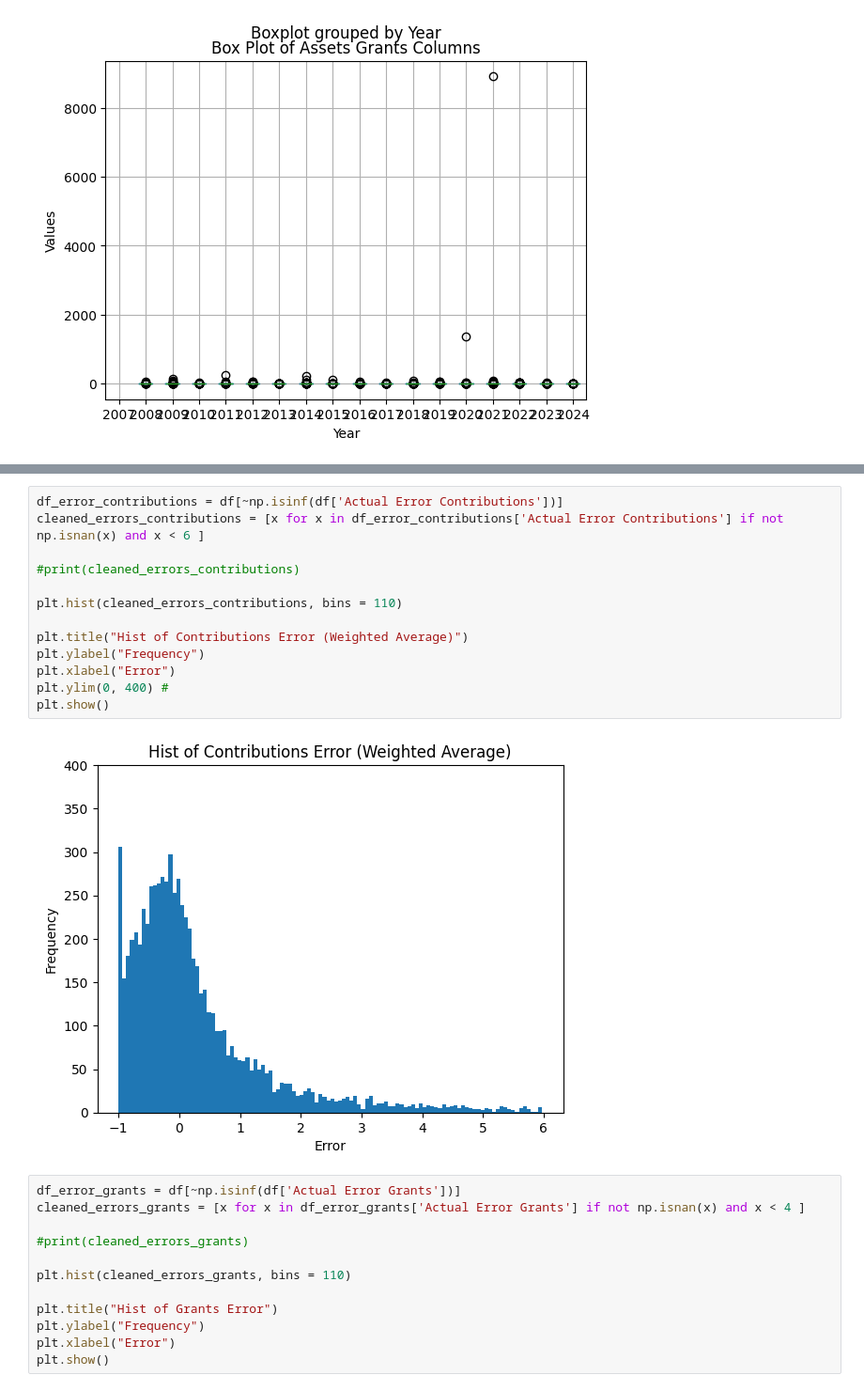
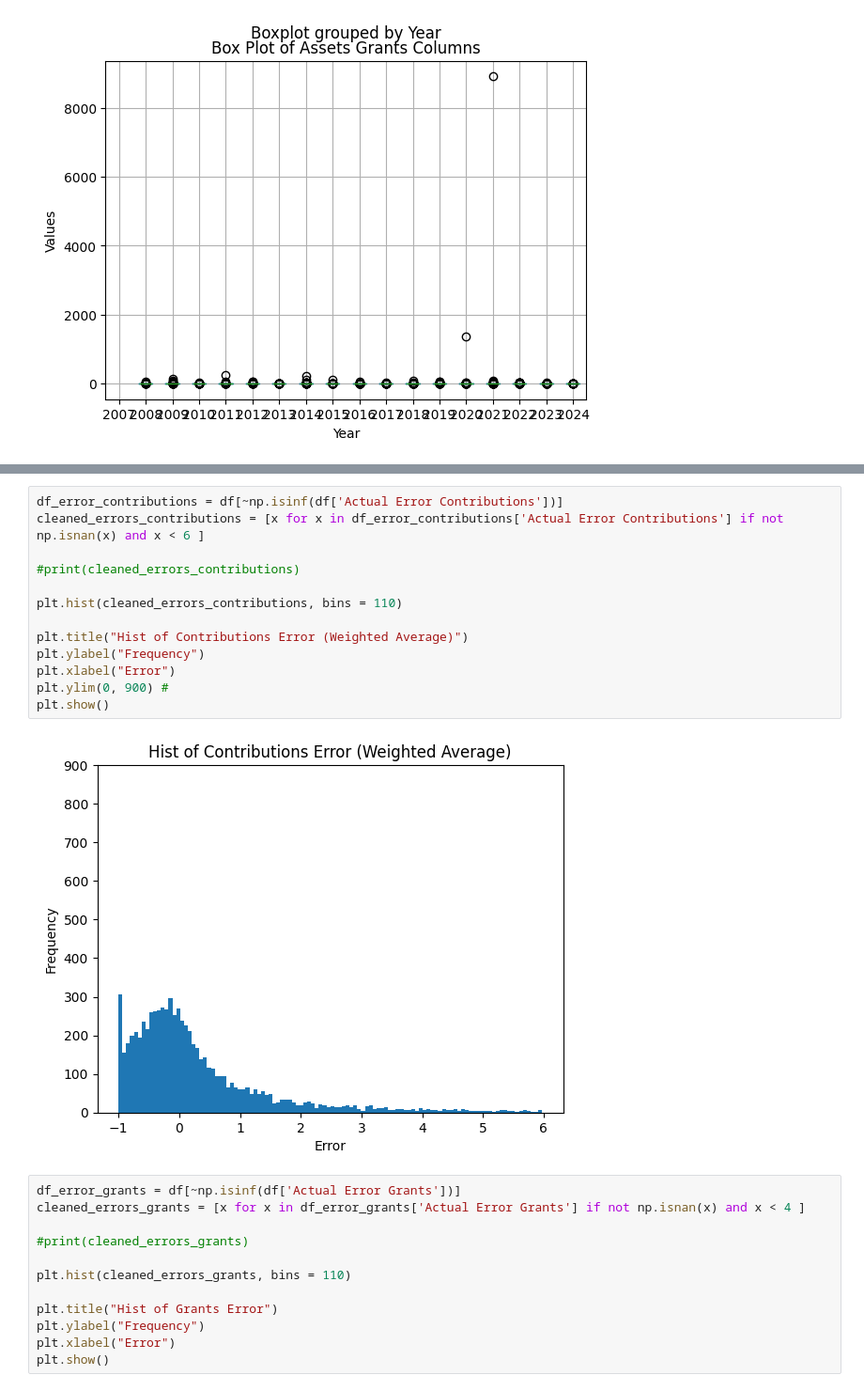
Before and after one commit to nichmars/Test, a Jupyter notebook: WeightedAveragePctChange.ipynb, the cells around one changed output, grey strips where cells are left out. Shown at 94% size. Saved outputs shown, nothing was run; the diff lists cells and outputs as text.

```diff
--- a/WeightedAveragePctChange.ipynb
+++ b/WeightedAveragePctChange.ipynb
@@ -213,18 +257,18 @@ plt.show()
 # %%
 df_error_contributions = df[~np.isinf(df['Actual Error Contributions'])]
 cleaned_errors_contributions = [x for x in df_error_contributions['Actual Error Contributions'] if not np.isnan(x) and x < 6 ]
 
 #print(cleaned_errors_contributions)
 
 plt.hist(cleaned_errors_contributions, bins = 110)
 
 plt.title("Hist of Contributions Error (Weighted Average)")
 plt.ylabel("Frequency")
 plt.xlabel("Error")
-plt.ylim(0, 400) #
+plt.ylim(0, 900) #
 plt.show()
 # %% [output]
-[figure, old version]
+[figure, new version]
 # %%
 df_error_grants = df[~np.isinf(df['Actual Error Grants'])]
 cleaned_errors_grants = [x for x in df_error_grants['Actual Error Grants'] if not np.isnan(x) and x < 4 ]
```
Also changed, not shown: parts of 4 cells of this notebook.
